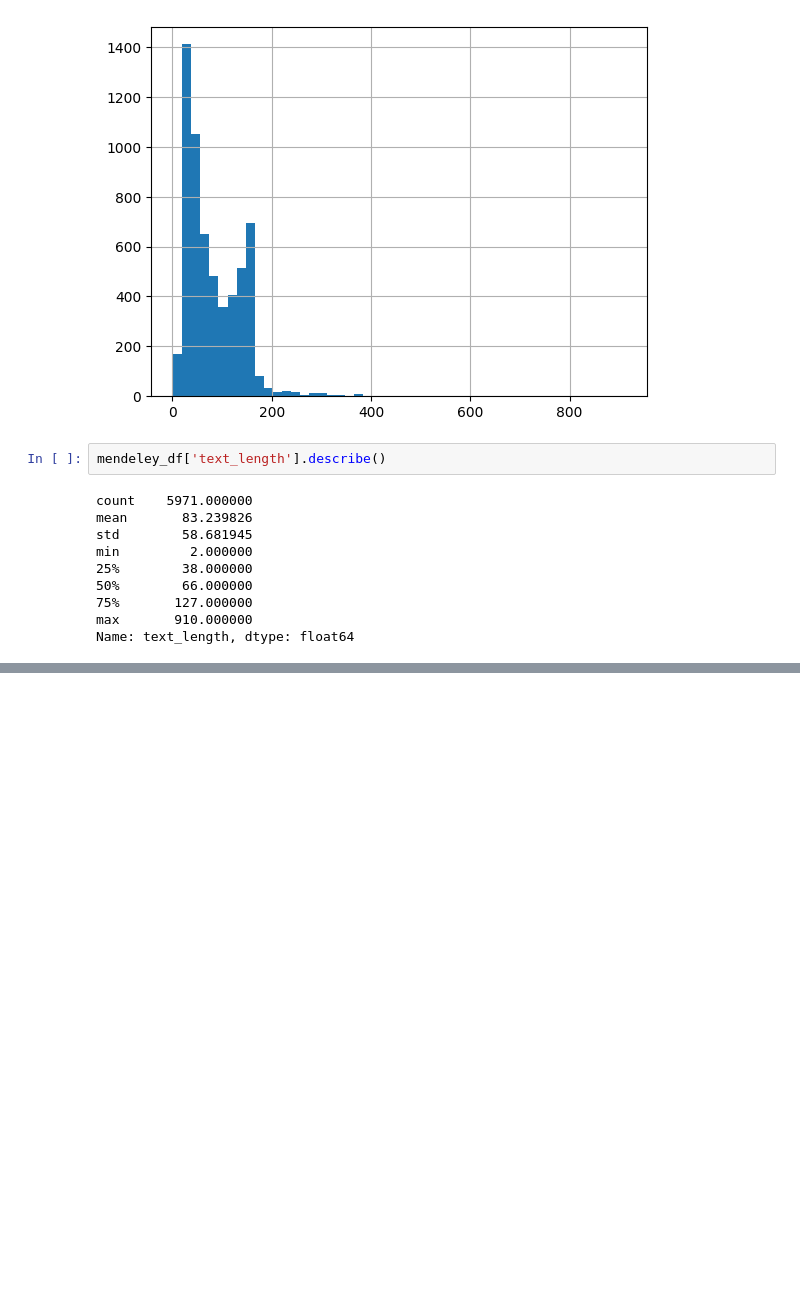
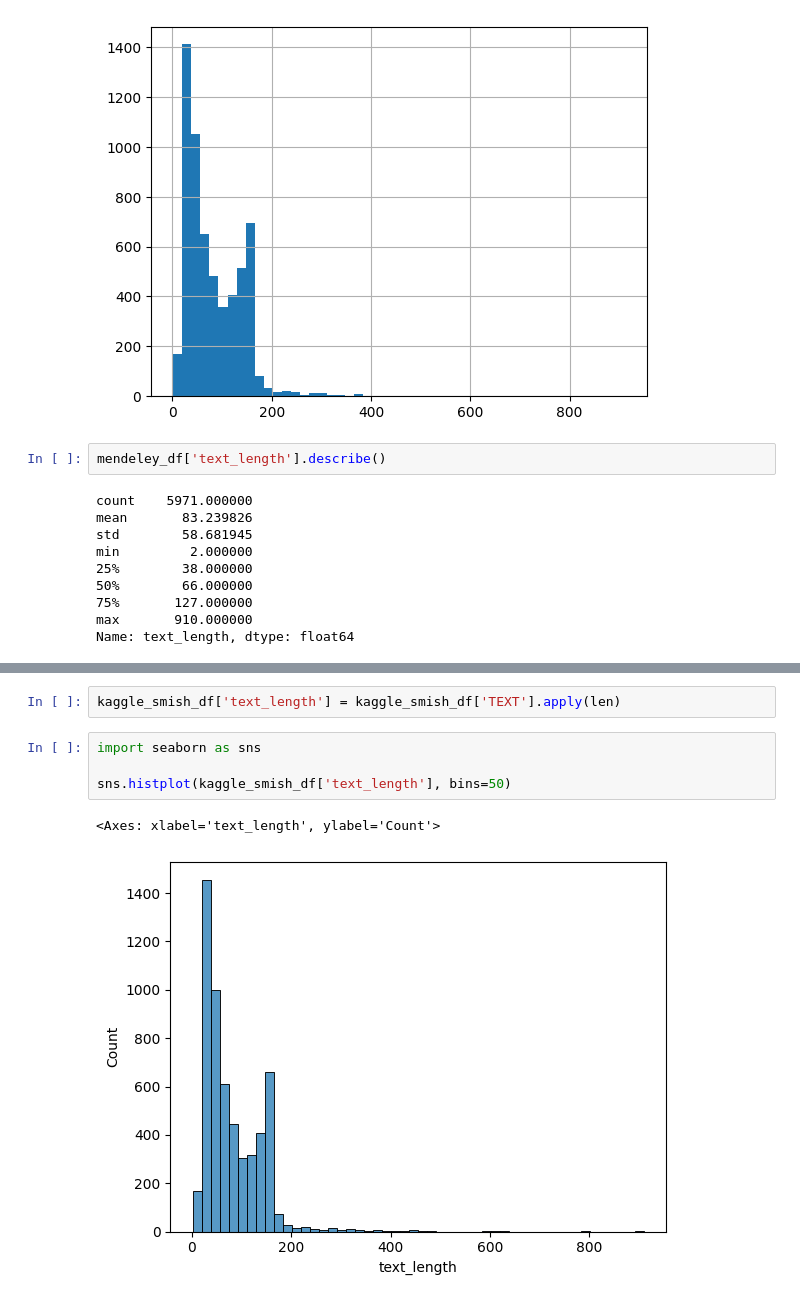
Before and after one commit to abram056/hybrid-cse-system-v2-, a Jupyter notebook: notebooks/01_data_exploration.ipynb, the cells around one changed output, grey strips where cells are left out. Saved outputs shown, nothing was run; the diff lists cells and outputs as text; blank space fills up the shorter version.

```diff
--- a/notebooks/01_data_exploration.ipynb
+++ b/notebooks/01_data_exploration.ipynb
@@ -105,0 +150,9 @@ Name: text_length, dtype: float64
+# %%
+kaggle_smish_df['text_length'] = kaggle_smish_df['TEXT'].apply(len)
+# %%
+import seaborn as sns
+
+sns.histplot(kaggle_smish_df['text_length'], bins=50)
+# %% [output]
+<Axes: xlabel='text_length', ylabel='Count'>
+[figure, added]
```
Also changed, not shown: parts of 21 cells of this notebook.
